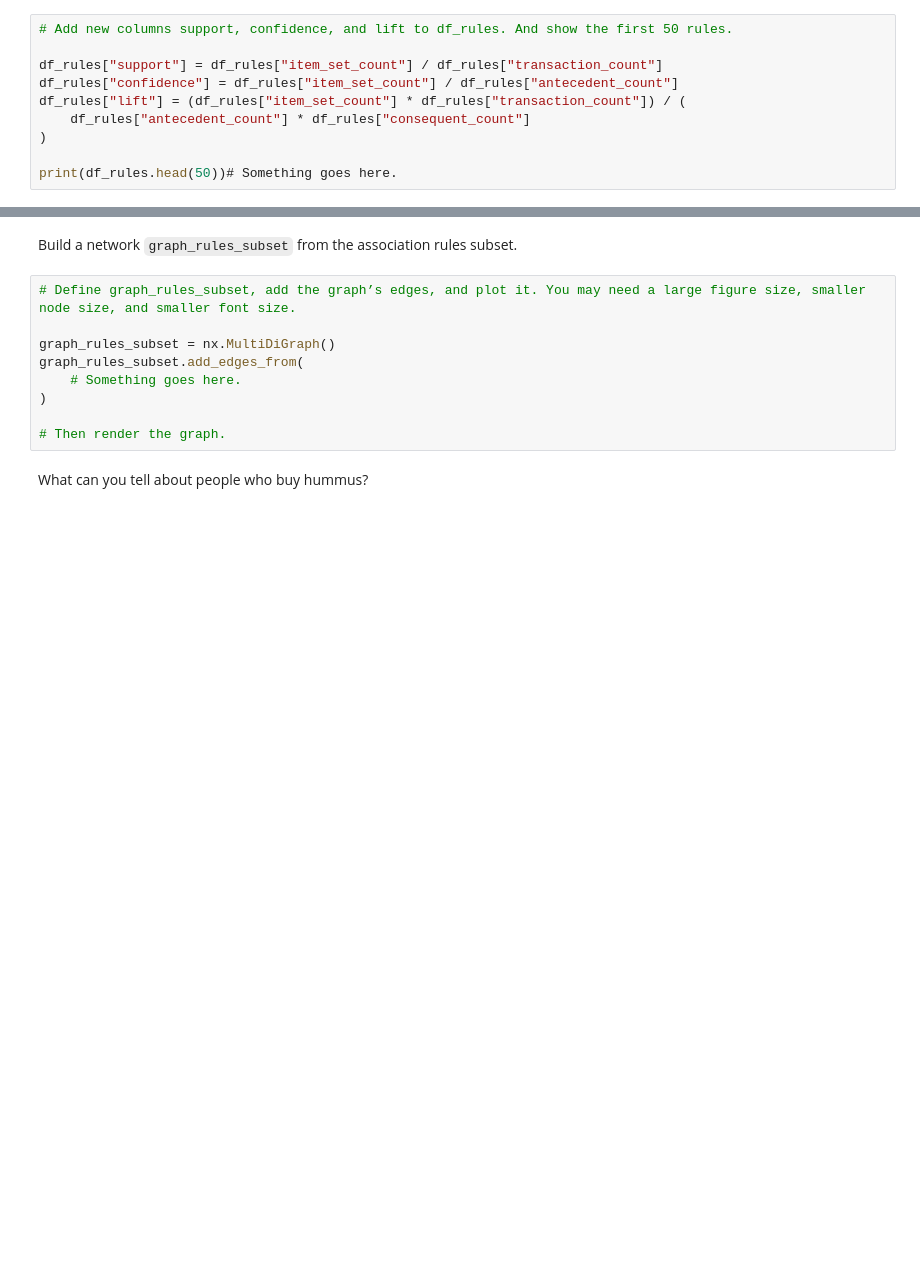
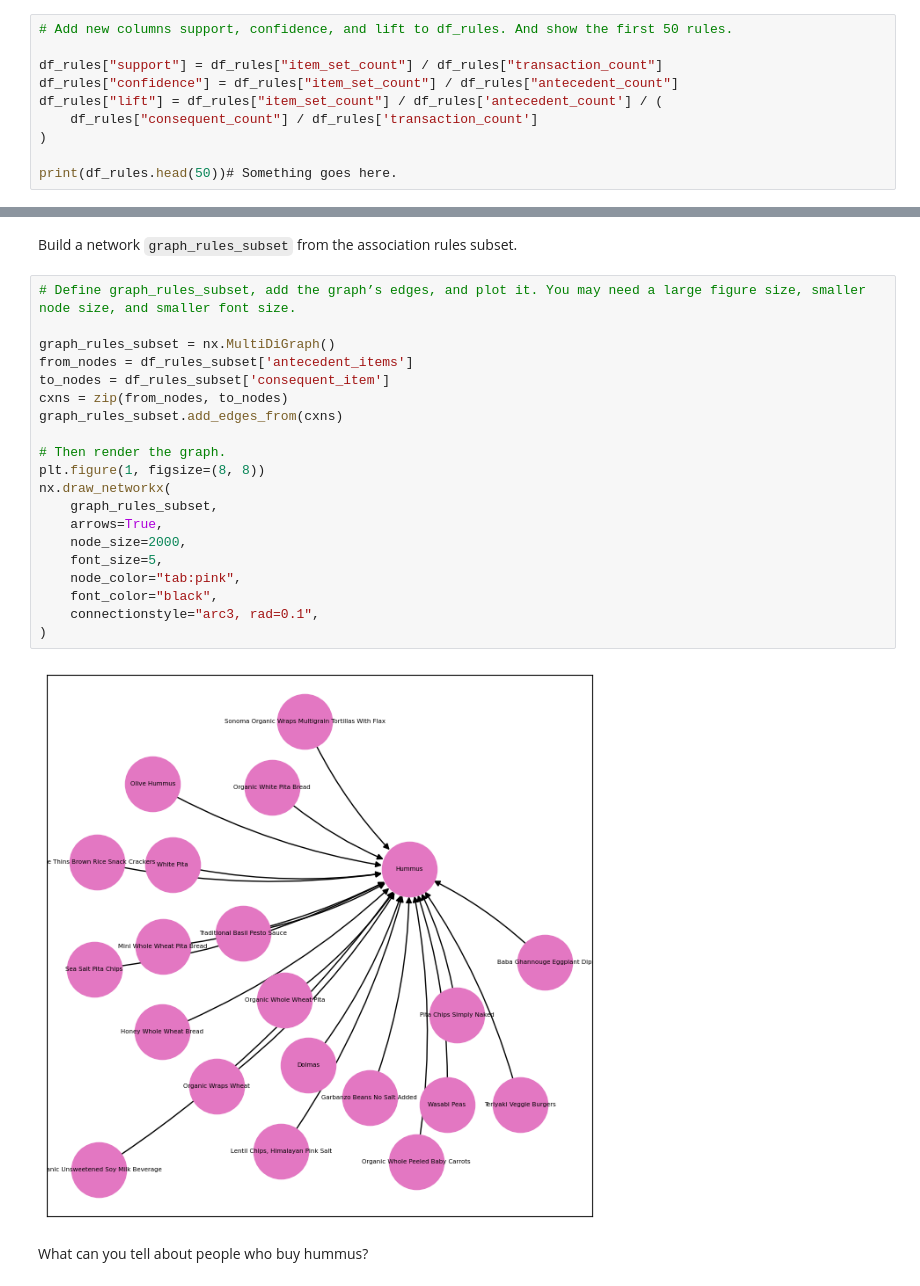
Before and after one commit to anitaprova/my-fork-2024-fall-data-science, a Jupyter notebook: Week-05-Unsupervised-Learning/Exercise-AP.ipynb, the cells around one changed output, grey strips where cells are left out. Cells and saved outputs as stored; diff of their text form; blank space fills up the shorter version.

```diff
--- a/Week-05-Unsupervised-Learning/Exercise-AP.ipynb
+++ b/Week-05-Unsupervised-Learning/Exercise-AP.ipynb
@@ -71,8 +70,8 @@ Compute the support, confidence, and lift of each rule.
 
 df_rules["support"] = df_rules["item_set_count"] / df_rules["transaction_count"]
 df_rules["confidence"] = df_rules["item_set_count"] / df_rules["antecedent_count"]
-df_rules["lift"] = (df_rules["item_set_count"] * df_rules["transaction_count"]) / (
-    df_rules["antecedent_count"] * df_rules["consequent_count"]
+df_rules["lift"] = df_rules["item_set_count"] / df_rules['antecedent_count'] / (
+    df_rules["consequent_count"] / df_rules['transaction_count']
 )
 
 print(df_rules.head(50))# Something goes here.
@@ -148,11 +195,24 @@ Build a network `graph_rules_subset` from the association rules subset.
 # %%
 # Define graph_rules_subset, add the graph’s edges, and plot it. You may need a large figure size, smaller node size, and smaller font size.
 
 graph_rules_subset = nx.MultiDiGraph()
-graph_rules_subset.add_edges_from(
-    # Something goes here.
-)
+from_nodes = df_rules_subset['antecedent_items']
+to_nodes = df_rules_subset['consequent_item']
+cxns = zip(from_nodes, to_nodes)
+graph_rules_subset.add_edges_from(cxns)
 
 # Then render the graph.
+plt.figure(1, figsize=(8, 8))
+nx.draw_networkx(
+    graph_rules_subset,
+    arrows=True,
+    node_size=2000,
+    font_size=5,
+    node_color="tab:pink",
+    font_color="black",
+    connectionstyle="arc3, rad=0.1",
+)
+# %% [output]
+[figure, added]
 # %% [markdown]
 What can you tell about people who buy hummus?
```
Also changed, not shown: parts of 7 cells of this notebook.
